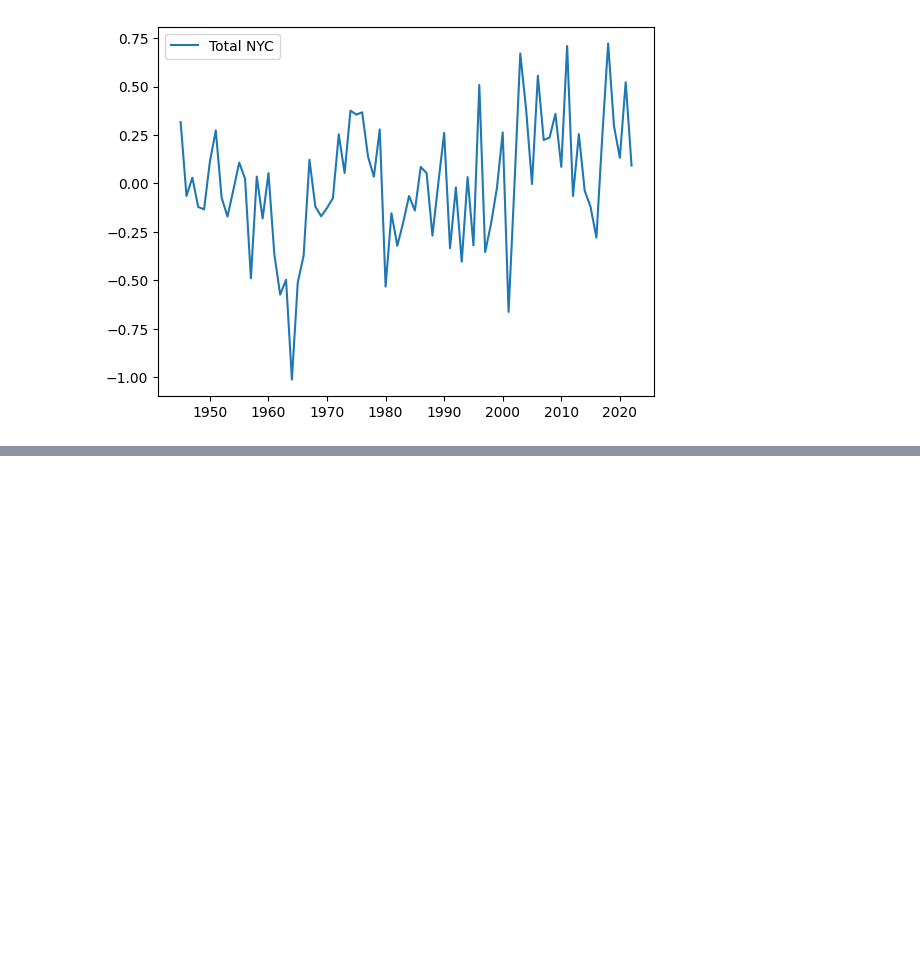
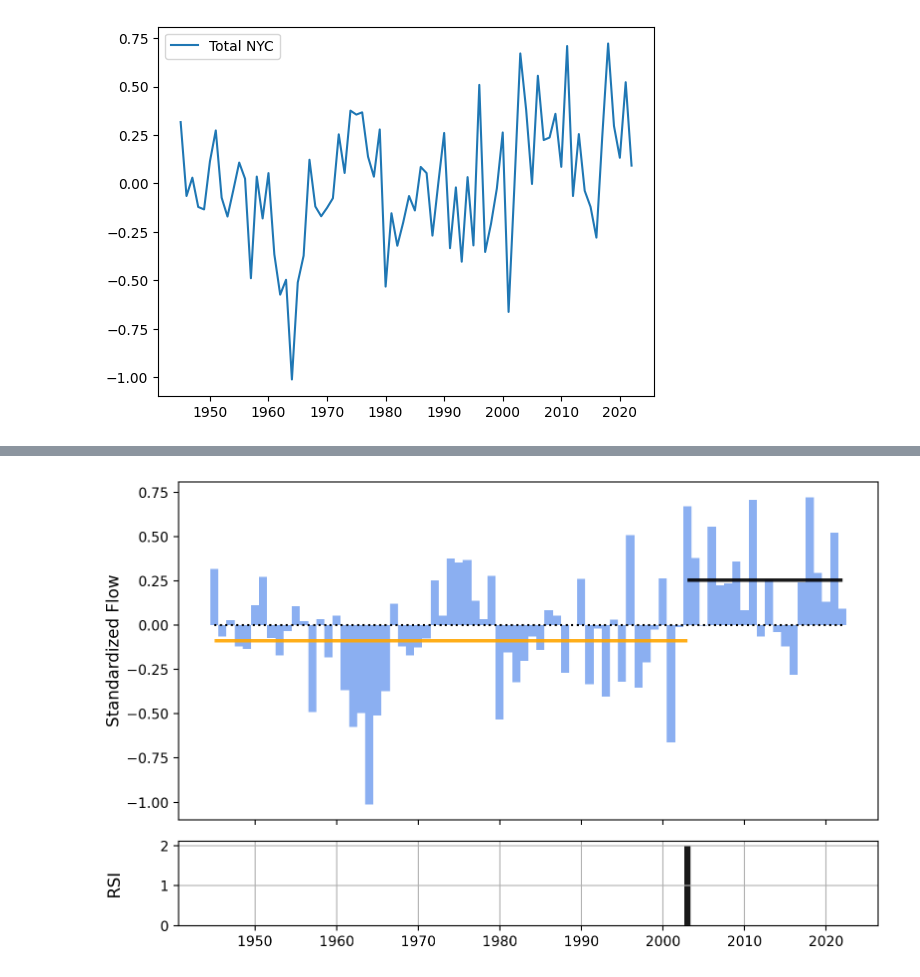
Before and after one commit to Pywr-DRB/DRB-Historic-Reconstruction, a Jupyter notebook: notebooks/regime_shift_test.ipynb, the cells around one changed output, grey strips where cells are left out. Cells and saved outputs as stored; diff of their text form; code cells hidden in the pictures; blank space fills up the shorter version.

```diff
--- a/notebooks/regime_shift_test.ipynb
+++ b/notebooks/regime_shift_test.ipynb
@@ -215,0 +219,61 @@ plt.show()
+# %%
+Z = annual_mean_Z
+
+
+### PLOTTING ###
+fig, (ax1, ax2) = plt.subplots(nrows=2, figsize=(8,5), dpi=200,
+                               sharex=True, gridspec_kw={'height_ratios':[1,0.25]})
+
+cmap = mpl.colormaps['cool']
+norm = mcolors.Normalize(vmin=-1, vmax=1)
+
+# Plot standardized Z values
+ax1.bar(Z.index, Z.values.flatten(), np.ones(len(Z)), label ='Standardized Flow',
+        color = 'cornflowerblue', alpha=0.75)
+# ax1.plot(Z.index, Z.values.flatten(), label ='Standardized Flow',
+#          color = 'cornflowerblue', alpha =0.75)
+
+# Add total mean
+ax1.hlines(np.mean(Z.values), xmin=Z.index[0], xmax=Z.index[-1],
+           color = 'black', ls = ':', label=f'Total Mean: {np.mean(Z.values):.{3}f}')
+
+shift_indices, rsi_values = rodionov_algorithm(Z.values.flatten(),
+                                                20, p = 0.05)
+
+if shift_indices:
+    # Add initial regime mean
+    r_mean = np.mean(Z.values[0:shift_indices[0]])
+    ax1.hlines(r_mean, xmin=Z.index[0], xmax=Z.index[shift_indices[0]],
+                color = 'orange', label=f'R1 Mean {r_mean:.{3}f}', lw=2.5, alpha = 0.9)
+
+    for i in range(len(shift_indices)):
+
+        r_start = shift_indices[i]
+        shift_counter[r_start] += 1
+        if r_start == shift_indices[-1]:
+            r_end = -1
+        else:
+            r_end = shift_indices[i+1]
+
+        r_mean = np.mean(Z.values[r_start:r_end])
+        ax1.hlines(r_mean, xmin=Z.index[r_start], xmax=Z.index[r_end],
+                color = 'black', #cmap(norm(r_mean)),
+                label=f'R{i+1} Mean {r_mean:.{3}f}',
+                linewidth=2.5, alpha = 0.9)
+
+# Plot RSI values
+ax2.grid(which='major')
+ax2.bar(Z.index, rsi_values, alpha = 0.9, color='black')
+ax2.set_ylabel('RSI', fontsize=12)
+ax2.yaxis.set_label_coords(-0.08, 0.5)
+
+
+ax1.set_ylabel('Standardized Flow', fontsize=12)
+ax1.yaxis.set_label_coords(-0.08, 0.5)
+
+# h, l = ax1.get_legend_handles_labels()
+# legend= ax2.legend(h,l,loc='lower center', bbox_to_anchor=(0.5, -2), ncol=2)
+plt.tight_layout()
+plt.show()
+# %% [output]
+[figure, added]
```
Also changed, not shown: parts of 2 cells of this notebook, 4 other files.
